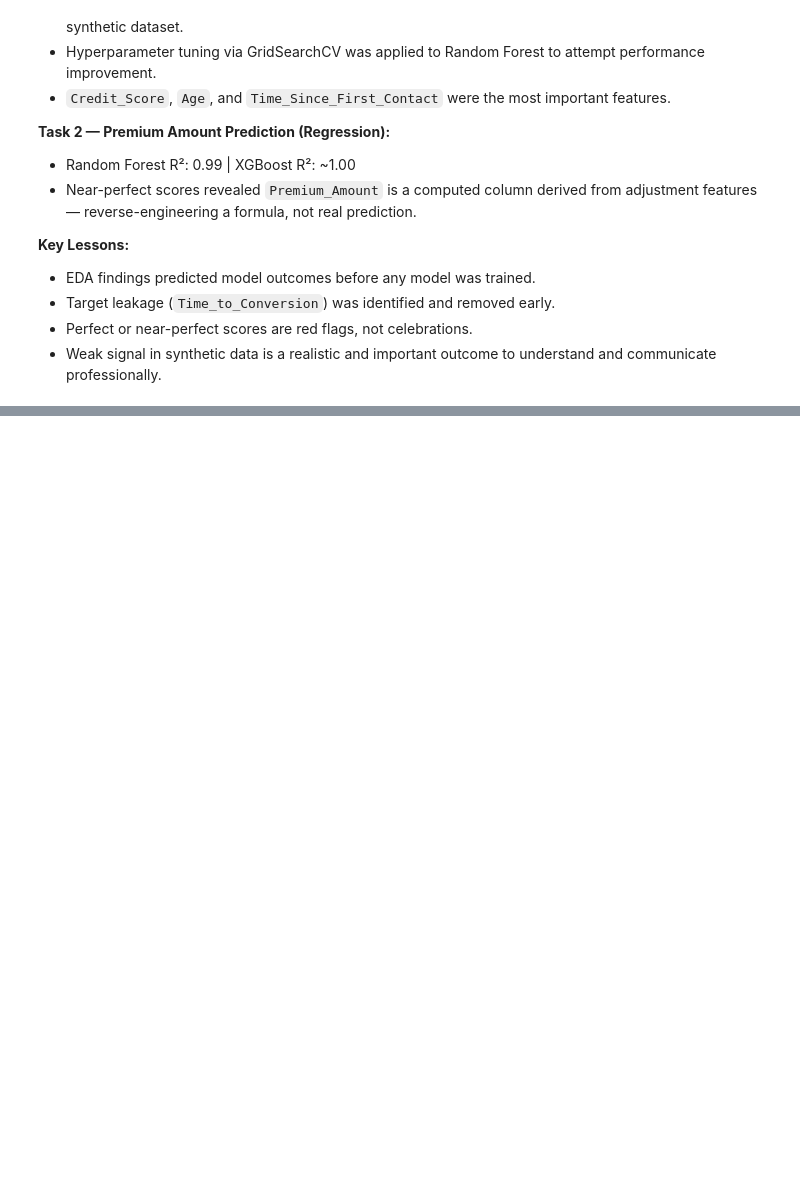
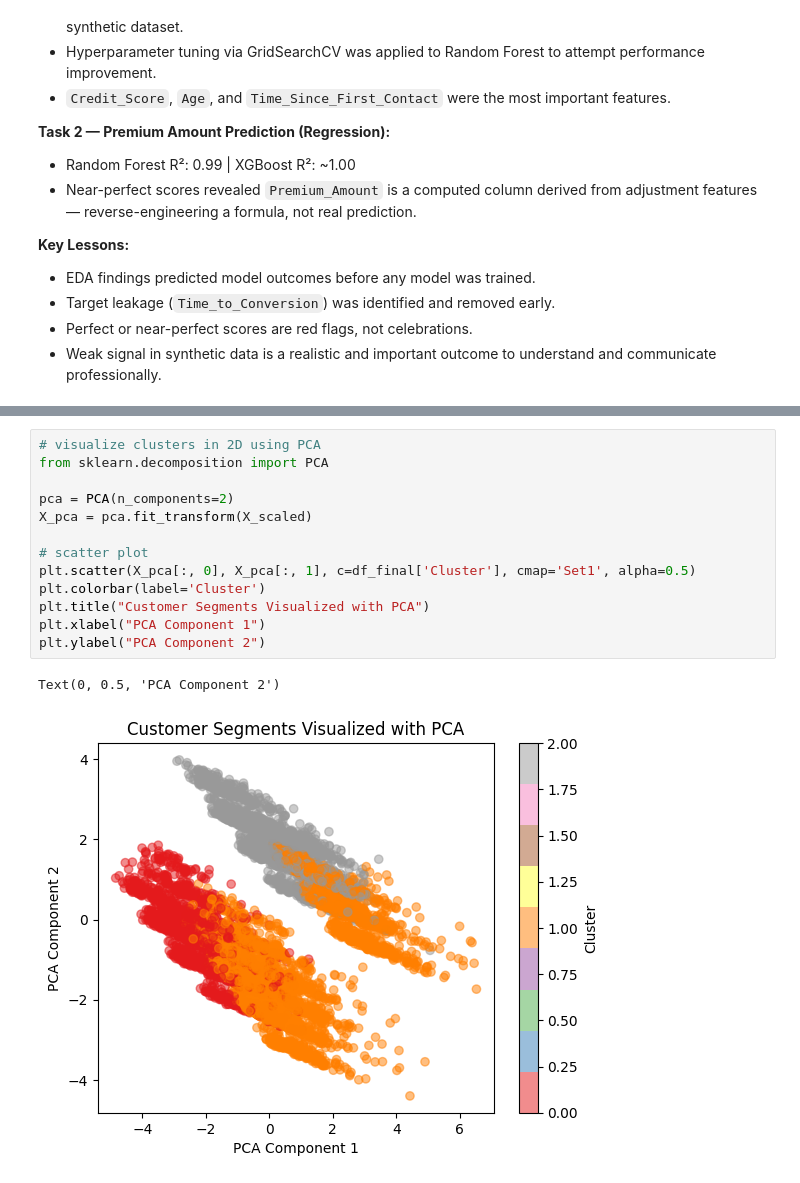
Before and after one commit to OluwatomisinOA/AI-Engineering, a Jupyter notebook: Projects/04_Insurance_Lead_Conversion_Prediction/Insurance_Lead_Conversion_Predicition.ipynb, the cells around one changed output, grey strips where cells are left out. Drawn from its saved outputs; the diff is of its cells as text; blank space fills up the shorter version.

```diff
--- a/Projects/04_Insurance_Lead_Conversion_Prediction/Insurance_Lead_Conversion_Predicition.ipynb
+++ b/Projects/04_Insurance_Lead_Conversion_Prediction/Insurance_Lead_Conversion_Predicition.ipynb
@@ -607,0 +729,16 @@ This project built a full machine learning pipeline on synthetic insurance data.
+# %%
+# visualize clusters in 2D using PCA
+from sklearn.decomposition import PCA
+
+pca = PCA(n_components=2)
+X_pca = pca.fit_transform(X_scaled)
+
+# scatter plot
+plt.scatter(X_pca[:, 0], X_pca[:, 1], c=df_final['Cluster'], cmap='Set1', alpha=0.5)
+plt.colorbar(label='Cluster')
+plt.title("Customer Segments Visualized with PCA")
+plt.xlabel("PCA Component 1")
+plt.ylabel("PCA Component 2")
+# %% [output]
+Text(0, 0.5, 'PCA Component 2')
+[figure, added]
```
Also changed, not shown: parts of 18 cells of this notebook.
